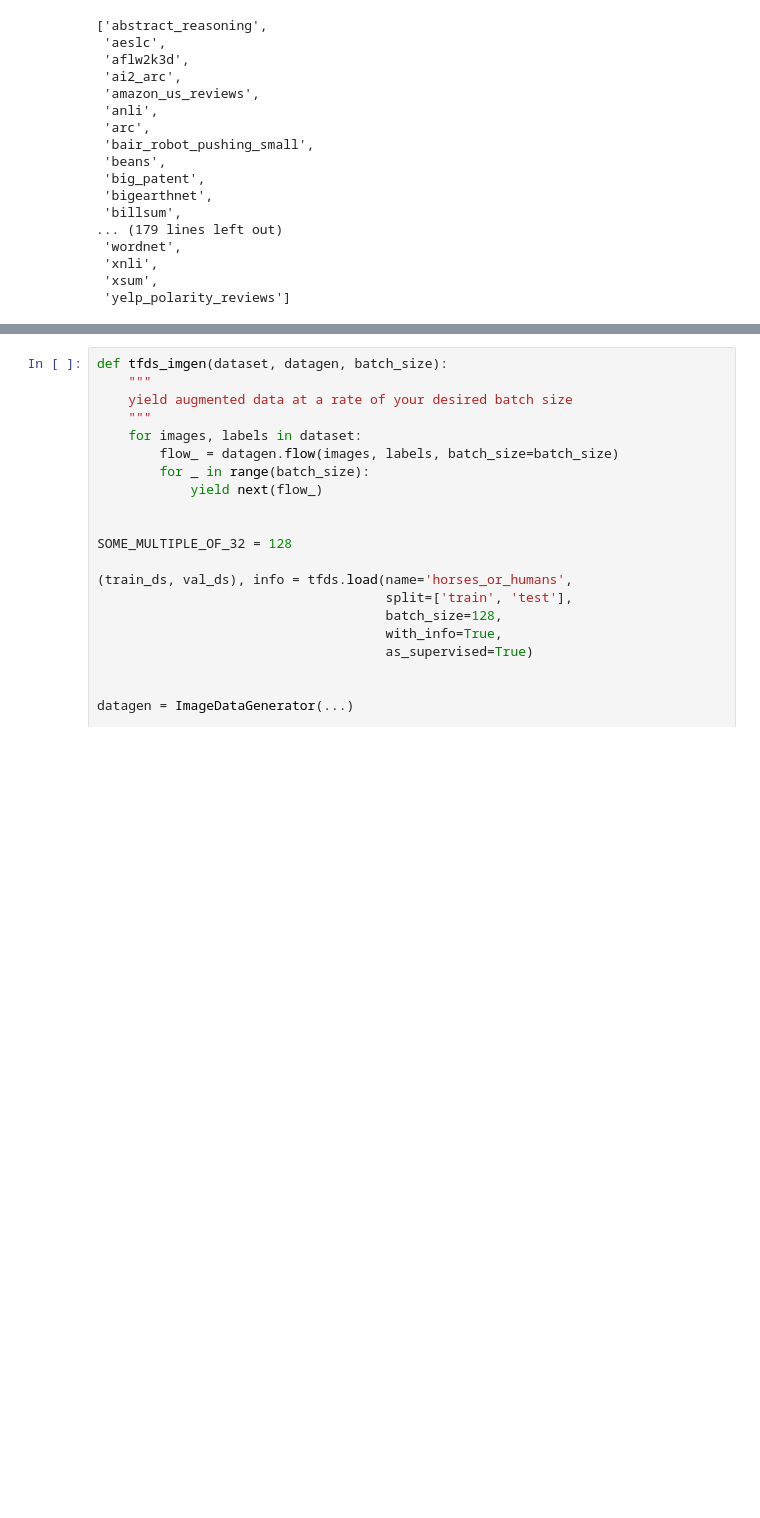
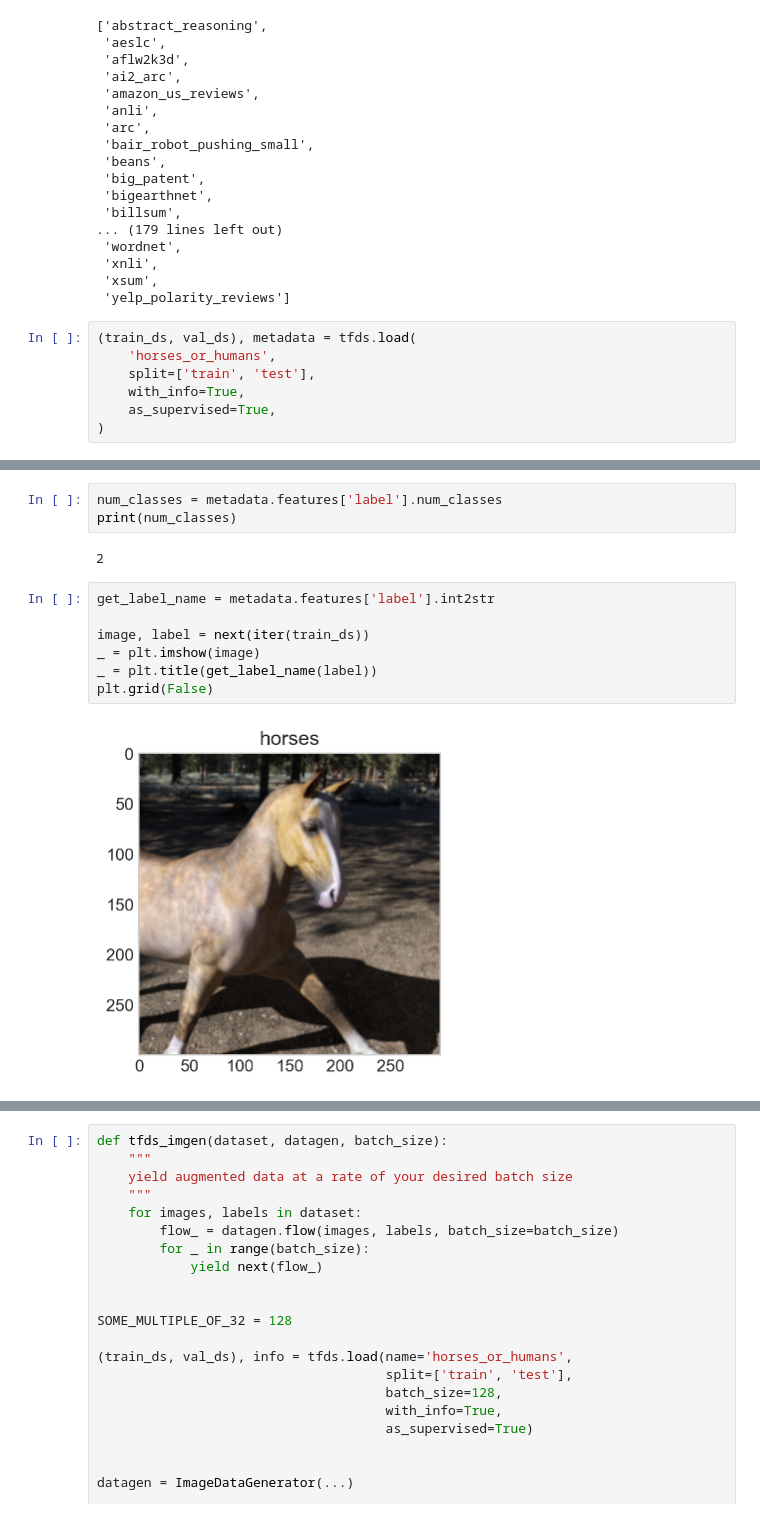
Before and after one commit to geraldgong/Models, a Jupyter notebook: Image_Classification/image_classification.ipynb, the cells around one changed output, grey strips where cells are left out. Saved outputs shown, nothing was run; the diff lists cells and outputs as text; blank space fills up the shorter version.

```diff
--- a/Image_Classification/image_classification.ipynb
+++ b/Image_Classification/image_classification.ipynb
@@ -44,3 +44,10 @@ tfds.list_builders()
  'xnli',
  'xsum',
  'yelp_polarity_reviews']
+# %%
+(train_ds, val_ds), metadata = tfds.load(
+    'horses_or_humans',
+    split=['train', 'test'],
+    with_info=True,
+    as_supervised=True,
+)
@@ -46,0 +60,14 @@ tfds.list_builders()
+# %%
+num_classes = metadata.features['label'].num_classes
+print(num_classes)
+# %% [output]
+2
+# %%
+get_label_name = metadata.features['label'].int2str
+
+image, label = next(iter(train_ds))
+_ = plt.imshow(image)
+_ = plt.title(get_label_name(label))
+plt.grid(False)
+# %% [output]
+[figure, added]
```
Also changed, not shown: parts of 9 cells of this notebook.
